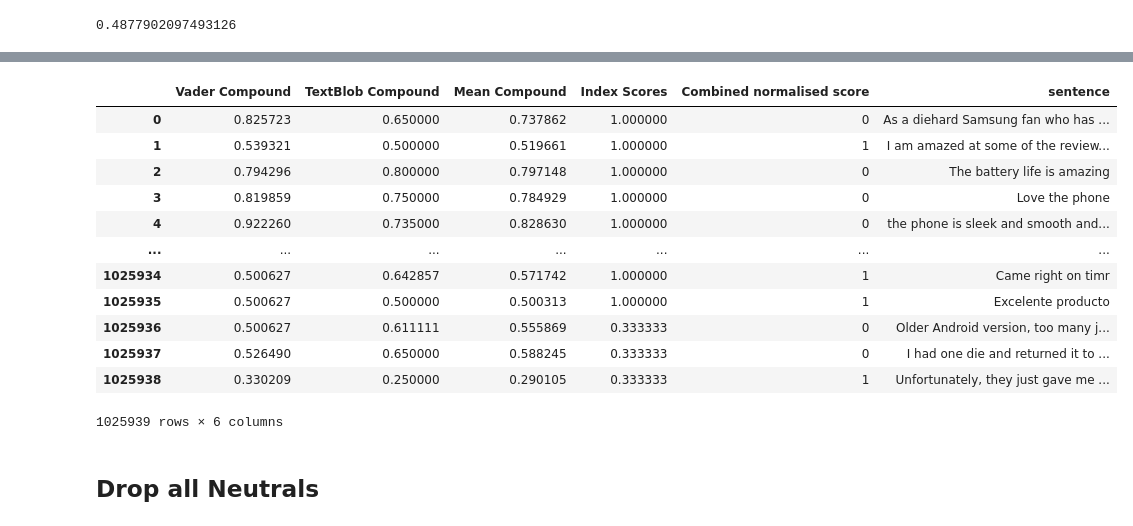
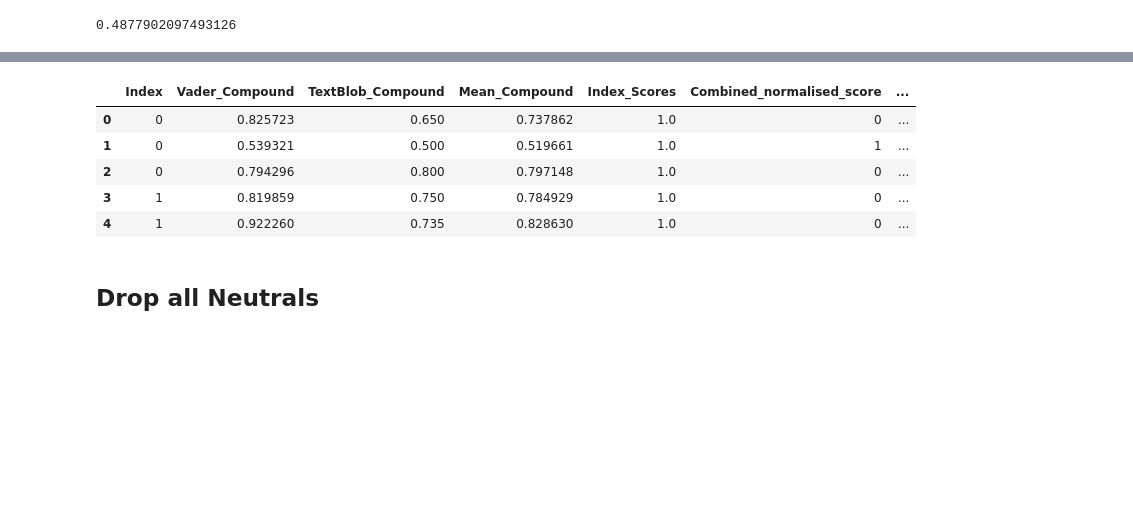
Before and after one commit to ngohngoh/phone-reviews-analysis, a Jupyter notebook: Cell phone Reviews - YL.ipynb, the cells around one changed output, grey strips where cells are left out. Saved outputs shown, nothing was run; the diff lists cells and outputs as text; code cells hidden in the pictures; blank space fills up the shorter version.

Commit message:
DFs for all SA models without neutral rows

```diff
--- a/Cell phone Reviews - YL.ipynb
+++ b/Cell phone Reviews - YL.ipynb
@@ -843,21 +840,40 @@ vader_normalised_score = []
 tb_normalised_score = []
 comb_normalised_score = []
 comb_normalised_col = []
+vader_neutral = []
+tb_neutral = []
+comb_neutral = []
 
 for index, row in df_normalised_scores.iterrows():
-    vader = row['Vader Compound']
-    tb = row['TextBlob Compound']
+    vader = row['Vader_Compound']
+    tb = row['TextBlob_Compound']
     comb = (vader+tb)/2
     comb_normalised_col.append(comb)
-    index =row['Index Scores']
+    index =row['Index_Scores']
 
     vader = round(vader,2)
     tb = round(tb,2)
     comb = round(comb,2)
 
+    vader_bool= (vader<(2/3) and vader>=(1/3))
+    tb_bool= (tb<(2/3) and tb>=(1/3))
+    comb_bool= (comb<(2/3) and comb>=(1/3))
+
+    if (vader_bool):
+        vader_neutral.append(1)
+    else:vader_neutral.append(0)
+
+    if (tb_bool):
+        tb_neutral.append(1)
+    else:tb_neutral.append(0)
+
+    if (comb_bool):
+        comb_neutral.append(1)
+    else:comb_neutral.append(0)
+
     if (vader>=(2/3) and index>=(2/3)):
         vader_normalised_score.append(0)
-    elif((vader<(2/3) and vader>=(1/3)) and (index<(2/3) and index>=(1/3))):
+    elif((vader_bool) and (index<(2/3) and index>=(1/3))):
         vader_normalised_score.append(0)
     elif(vader<(1/3) and index<(1/3)):
         vader_normalised_score.append(0)
@@ -865,7 +881,7 @@ for index, row in df_normalised_scores.iterrows():
 
     if (tb>=(2/3) and index>=(2/3)):
         tb_normalised_score.append(0)
-    elif((tb<(2/3) and tb>=(1/3)) and (index<(2/3) and index>=(1/3))):
+    elif((tb_bool) and (index<(2/3) and index>=(1/3))):
         tb_normalised_score.append(0)
     elif(tb<(1/3) and index<(1/3)):
         tb_normalised_score.append(0)
@@ -873,7 +889,7 @@ for index, row in df_normalised_scores.iterrows():
 
     if (comb>=(2/3) and index>=(2/3)):
         comb_normalised_score.append(0)
-    elif((comb<(2/3) and comb>=(1/3)) and (index<(2/3) and index>=(1/3))):
+    elif((comb_bool) and (index<(2/3) and index>=(1/3))):
         comb_normalised_score.append(0)
     elif(comb<(1/3) and index<(1/3)):
         comb_normalised_score.append(0)
@@ -897,11 +913,13 @@ print(comb_accuracy)
 # %% [output]
 0.4877902097493126
 # %%
-df_normalised_scores.insert(loc=2, column='Mean Compound', value=comb_normalised_col)
+df_normalised_scores.insert(loc=2, column='Mean_Compound', value=comb_normalised_col)
 # %%
-df_normalised_scores.insert(loc=4, column='Combined normalised score', value=comb_normalised_score)
+df_normalised_scores.insert(loc=4, column='Combined_normalised_score', value=comb_normalised_score)
 # %%
 df_normalised_scores["sentence"]=vader_sentencesScores["sentence"]
+# %%
+df_normalised_scores.insert(loc=0, column='Index', value=index_list)
 # %%
 df_normalised_scores.head(100)
 #Combined normalised score of 0 indicates an accurate sentiment
@@ -934,21 +952,14 @@ pickle.dump(df_normalised_scores, open("df_normalised_scores.pkl", "wb"))
 sa_sample = df_normalised_scores.sample(n = 80, replace = False, random_state = 42)
 sa_sample.to_csv(r'sa_sample.csv', index = False)
 # %%
-df_normalised_scores
+df_normalised_scores.head()
 # %% [output]
-|  | Vader Compound | TextBlob Compound | Mean Compound | Index Scores | Combined normalised score | sentence |
-| 0 | 0.825723 | 0.650000 | 0.737862 | 1.000000 | 0 | As a diehard Samsung fan who has ... |
-| 1 | 0.539321 | 0.500000 | 0.519661 | 1.000000 | 1 | I am amazed at some of the review... |
-| 2 | 0.794296 | 0.800000 | 0.797148 | 1.000000 | 0 | The battery life is amazing |
-| 3 | 0.819859 | 0.750000 | 0.784929 | 1.000000 | 0 | Love the phone |
-| 4 | 0.922260 | 0.735000 | 0.828630 | 1.000000 | 0 | the phone is sleek and smooth and... |
-| ... | ... | ... | ... | ... | ... | ... |
-| 1025934 | 0.500627 | 0.642857 | 0.571742 | 1.000000 | 1 | Came right on timr |
-| 1025935 | 0.500627 | 0.500000 | 0.500313 | 1.000000 | 1 | Excelente producto |
-| 1025936 | 0.500627 | 0.611111 | 0.555869 | 0.333333 | 0 | Older Android version, too many j... |
-| 1025937 | 0.526490 | 0.650000 | 0.588245 | 0.333333 | 0 | I had one die and returned it to ... |
-| 1025938 | 0.330209 | 0.250000 | 0.290105 | 0.333333 | 1 | Unfortunately, they just gave me ... |
+|  | Index | Vader_Compound | TextBlob_Compound | Mean_Compound | Index_Scores | Combined_normalised_score | ... |
+| 0 | 0 | 0.825723 | 0.650 | 0.737862 | 1.0 | 0 | ... |
+| 1 | 0 | 0.539321 | 0.500 | 0.519661 | 1.0 | 1 | ... |
+| 2 | 0 | 0.794296 | 0.800 | 0.797148 | 1.0 | 0 | ... |
+| 3 | 1 | 0.819859 | 0.750 | 0.784929 | 1.0 | 0 | ... |
+| 4 | 1 | 0.922260 | 0.735 | 0.828630 | 1.0 | 0 | ... |
-1025939 rows × 6 columns
 # %% [markdown]
 ## Drop all Neutrals
 # %%
```
Also changed, not shown: parts of 27 cells of this notebook.
